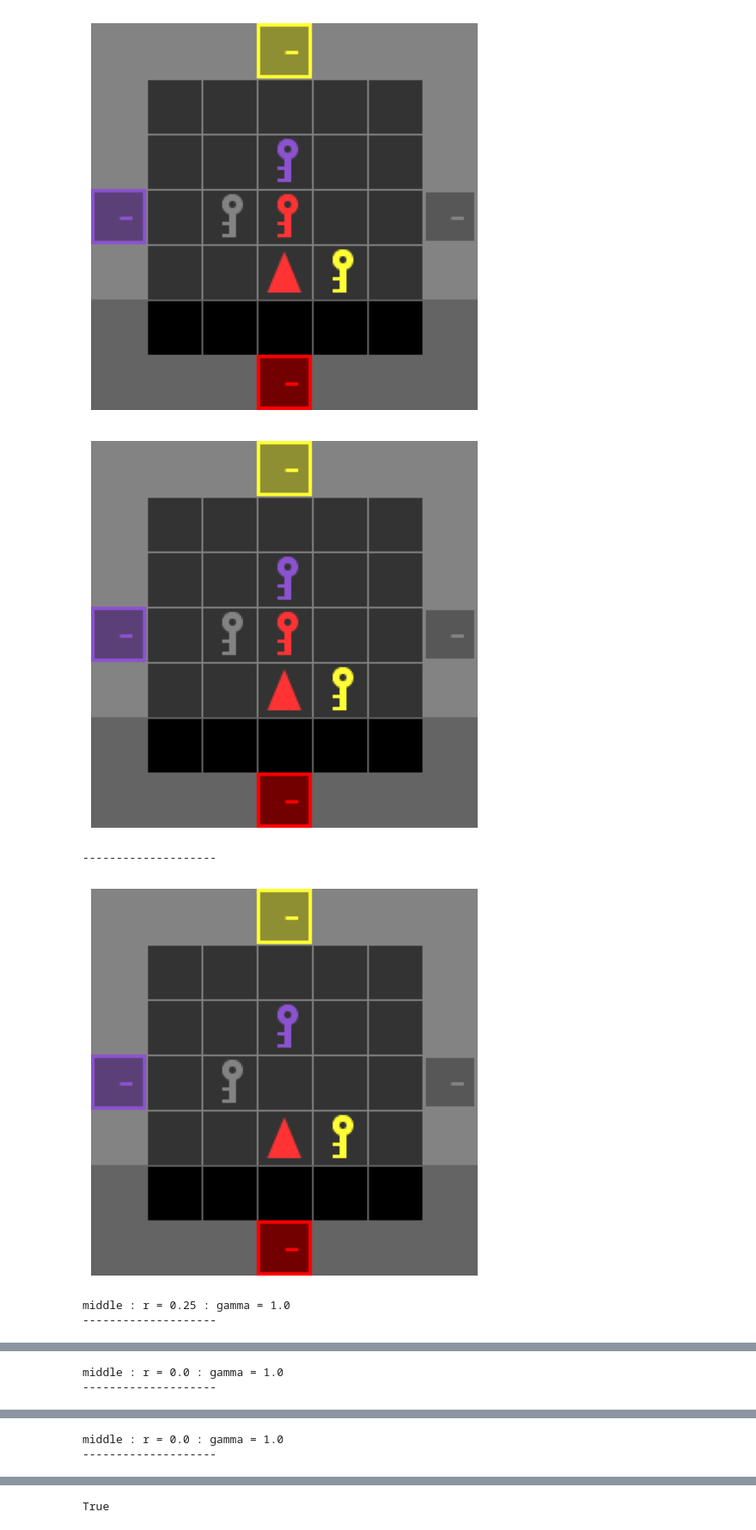
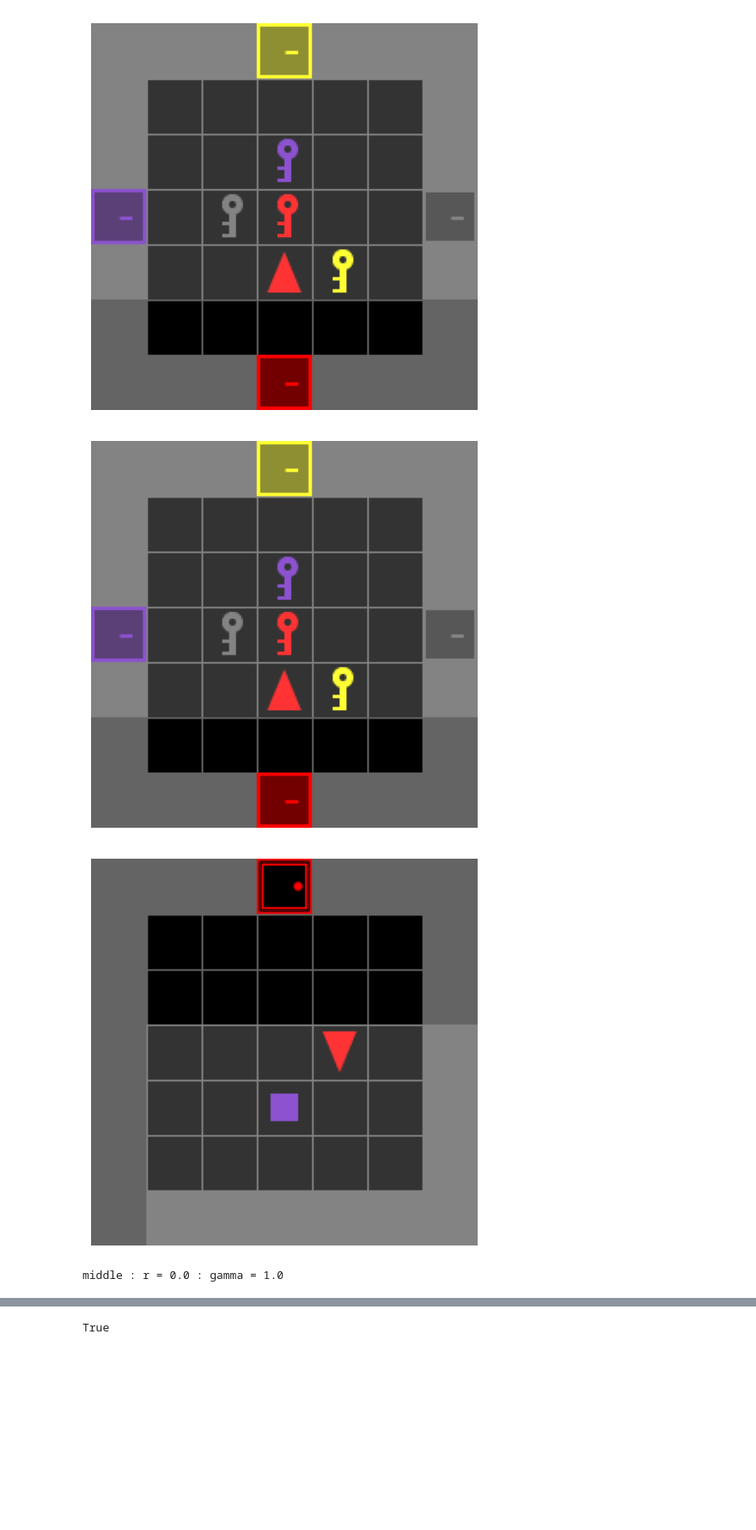
Before and after one commit to wcarvalho/jaxneurorl, a Jupyter notebook: projects/humansf/keyroom-test.ipynb, the cells around one changed output, grey strips where cells are left out. Shown at 86% size. Saved outputs shown, nothing was run; the diff lists cells and outputs as text; code cells hidden in the pictures; blank space fills up the shorter version.

```diff
--- a/projects/humansf/keyroom-test.ipynb
+++ b/projects/humansf/keyroom-test.ipynb
@@ -39,9 +39,14 @@ from pprint import pprint
 
 pprint(maze_config)
 
-env = keyroom.KeyRoom()
+size=19
+env = keyroom.KeyRoom(
+    train_episode_ends_on_pair_pickup=False,
+)
 env_params = env.default_params(
-    maze_config=keyroom.shorten_maze_config(maze_config, 4)
+    maze_config=keyroom.shorten_maze_config(maze_config, 4),
+    height=size,
+    width=size,
 )
 env_params
 # %% [output]
@@ -90,43 +95,54 @@ for seed in range(0, 1):
 [figure]
 [figure]
 # %%
+env = keyroom.KeyRoom(
+    train_episode_ends_on_pair_pickup=False,
+)
+env_params = env.default_params(
+    maze_config=keyroom.shorten_maze_config(maze_config, 4),
+    height=size,
+    width=size,
+)
+seed=3
+rng = jax.random.PRNGKey(seed)
+rng, rng_ = jax.random.split(rng)
+timestep = env.reset(rng_, env_params)
+
 all_actions = [
     'forward',
     'right',
     'left',
     'pickup',
     'put_down',
     'toggle',
 ]
 action2idx = {a:i for i, a in enumerate(all_actions)}
 actions = [
     'pickup',
     'left', 'left',
     'forward', 'forward', 'toggle',
     'forward',
     'forward',
-    # 'left', 'forward', 'right',
+    'left', 'forward', 'right',
     'pickup'
 ]
 
 seed=3
 rng = jax.random.PRNGKey(seed)
 rng, rng_ = jax.random.split(rng)
 timestep = env.reset(rng_, env_params)
 # timestep.observation.task_w
 obs_image = keyroom.render_room(timestep.state)
 visualizer.display_image(obs_image)
 
 for action in actions:
-    print('-'*20)
+    # print('-'*20)
     rng, rng_act, rng_step = jax.random.split(rng, 3)
     timestep = env.step(rng_step, timestep, action2idx[action], env_params)
-    obs_image = keyroom.render_room(timestep.state)
-    visualizer.display_image(obs_image)
-    print(['first', 'middle', 'last'][timestep.step_type],": r =", timestep.reward, ": gamma =", timestep.discount)
+obs_image = keyroom.render_room(timestep.state)
+visualizer.display_image(obs_image)
+print(['first', 'middle', 'last'][timestep.step_type],": r =", timestep.reward, ": gamma =", timestep.discount)
 # %% [output]
 [figure]
+[figure, new version]
---------------------
+middle : r = 0.0 : gamma = 1.0
-[figure, old version]
-middle : r = 0.25 : gamma = 1.0
---------------------
@@ -134,2 +148,0 @@ middle : r = 0.25 : gamma = 1.0
-middle : r = 0.0 : gamma = 1.0
---------------------
@@ -137,2 +148,0 @@ middle : r = 0.0 : gamma = 1.0
-middle : r = 0.0 : gamma = 1.0
---------------------
```
Also changed, not shown: parts of 2 cells of this notebook, 2 other files.
